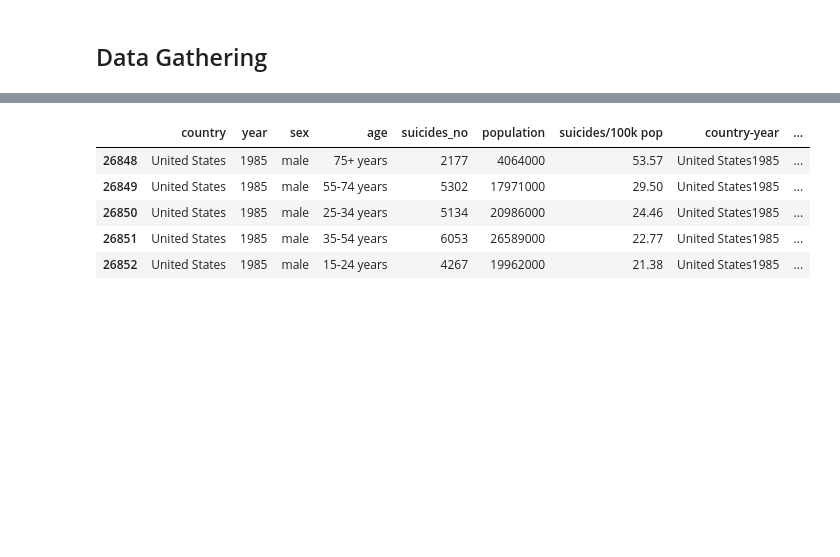
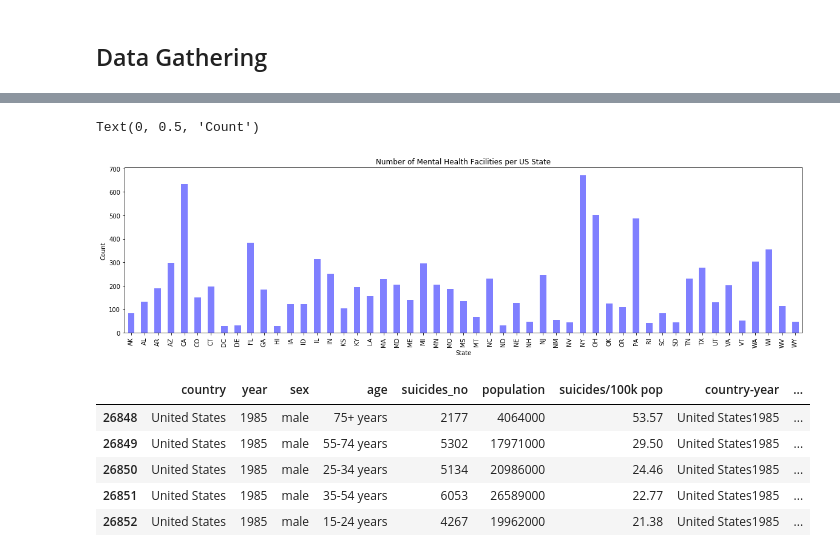
Before and after one commit to aeclaman/Project1, a Jupyter notebook: notebooks/amy.ipynb, the cells around one changed output, grey strips where cells are left out. Drawn from its saved outputs; the diff is of its cells as text; code cells hidden in the pictures; blank space fills up the shorter version.

```diff
--- a/notebooks/amy.ipynb
+++ b/notebooks/amy.ipynb
@@ -31,0 +64,5 @@ lng_range = (-180, 180)
+# %%
+#remove us territories:  GU (Guam), AS (), PR (Puerto Rico), VI (Virgin Islands)
+us_facilities_df = facilities_df_final[(facilities_df_final.state != 'GU') & (facilities_df_final.state != 'AS') & (facilities_df_final.state != 'PR') & (facilities_df_final.state != 'VI')]
+print(us_facilities_df.count())
+print(us_facilities_df.state.unique())
@@ -32 +145,11 @@ lng_range = (-180, 180)
+# %%
+#plot how many mental health facilities found in each state
+facilities_count_by_state = us_facilities_df.groupby('state').name1.count()
+facilities_count_by_state.plot.bar(figsize=(20,5), color='b', alpha=0.5)
+plt.title("Number of Mental Health Facilities per US State")
+plt.xlabel("State")
+plt.ylabel("Count")
+# %% [output]
+Text(0, 0.5, 'Count')
+[figure, added]
 # %%
```
Also changed, not shown: parts of 14 cells of this notebook, 24 other files.
